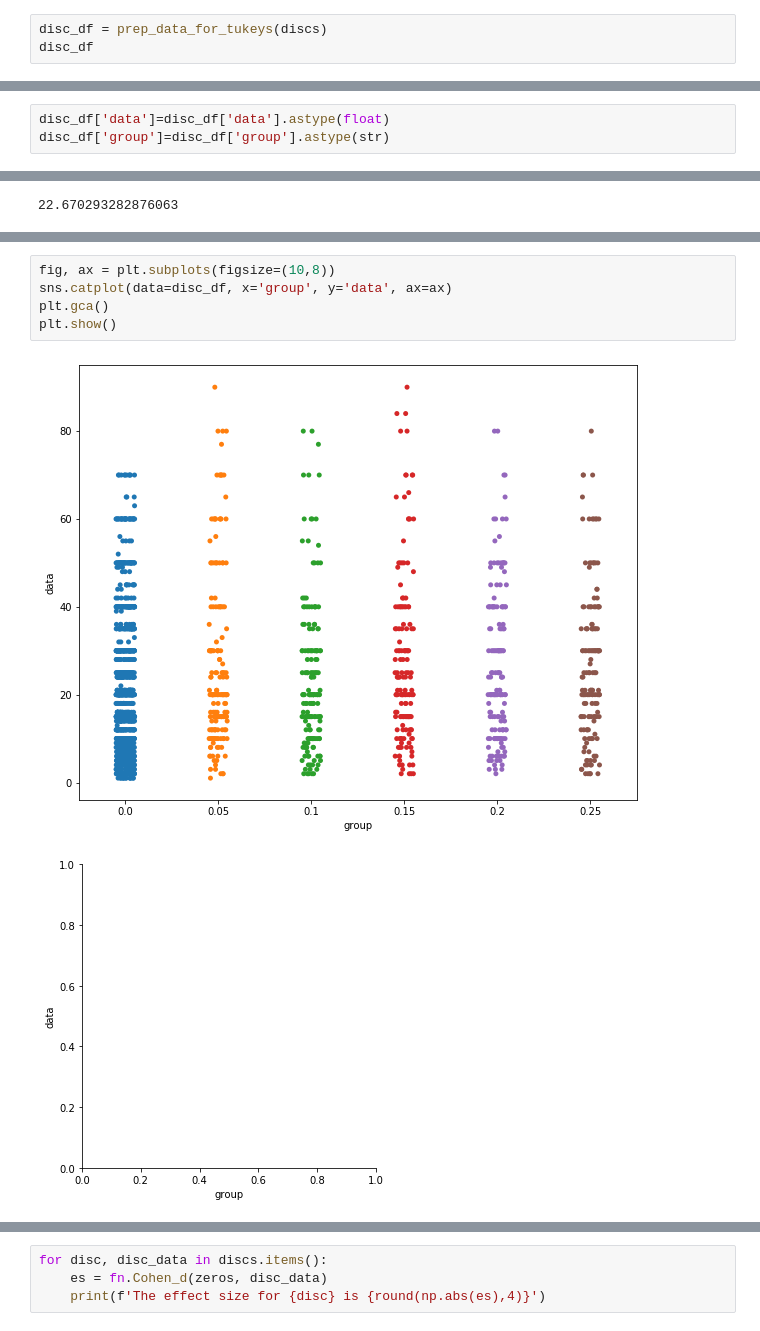
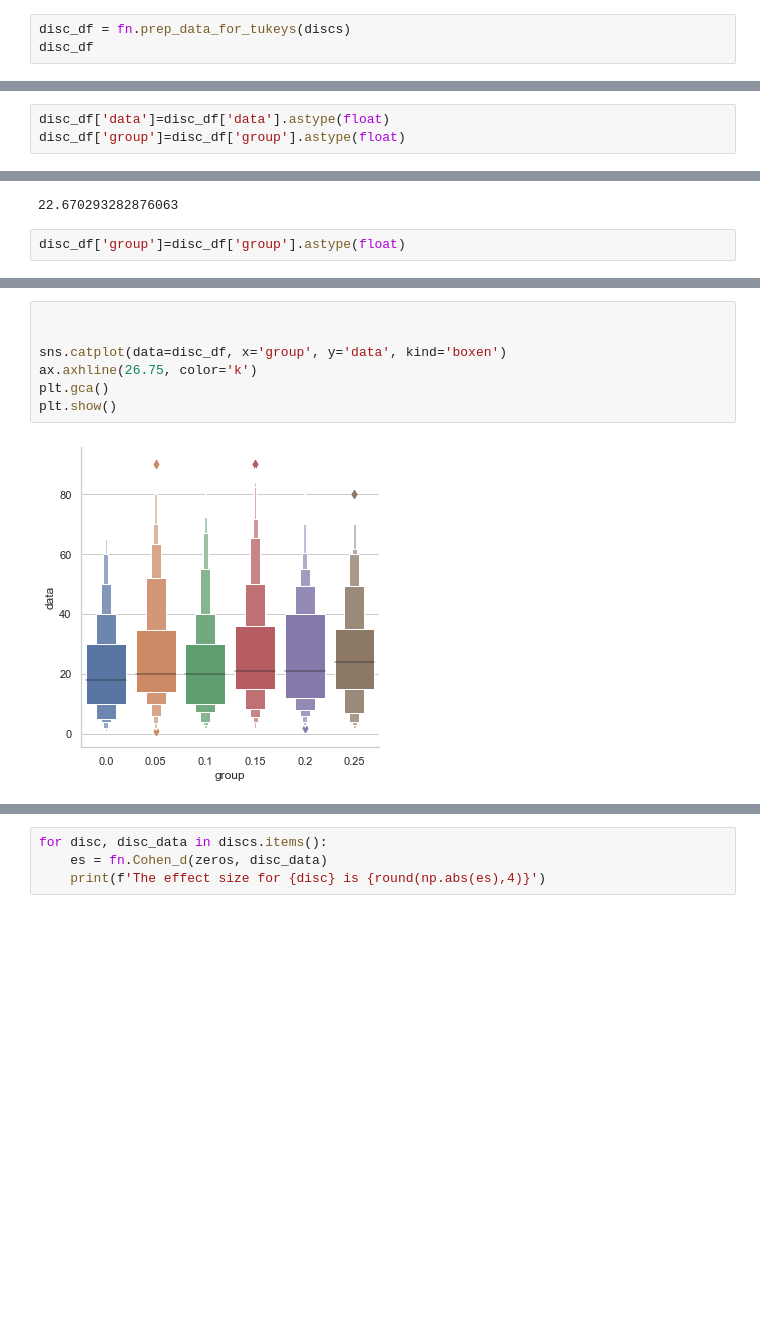
Before and after one commit to andiosika/hypothesis_testing_workflow_python, a Jupyter notebook: student.ipynb, the cells around one changed output, grey strips where cells are left out. Drawn from its saved outputs; the diff is of its cells as text; blank space fills up the shorter version.

```diff
--- a/student.ipynb
+++ b/student.ipynb
@@ -366,7 +398,7 @@ def prep_data_for_tukeys(reps):
         df_tukey['data']=df_tukey['data'].astype(float)
     return df_tukey
 # %%
-disc_df = prep_data_for_tukeys(discs)
+disc_df = fn.prep_data_for_tukeys(discs)
 disc_df
 # %% [output]
 |  | data | group |
@@ -394,7 +426,7 @@ dtypes: float64(1), object(1)
 memory usage: 49.5+ KB
 # %%
 disc_df['data']=disc_df['data'].astype(float)
-disc_df['group']=disc_df['group'].astype(str)
+disc_df['group']=disc_df['group'].astype(float)
 # %%
 disc_df.dtypes
 # %% [output]
@@ -454,3 +500,5 @@ data_mu = disc_df['data'].mean()
 data_mu
 # %% [output]
 22.670293282876063
+# %%
+disc_df['group']=disc_df['group'].astype(float)
@@ -457,11 +512,12 @@ data_mu
 # %%
-fig, ax = plt.subplots(figsize=(10,8))
-sns.catplot(data=disc_df, x='group', y='data', ax=ax)
+
+
+sns.catplot(data=disc_df, x='group', y='data', kind='boxen')
+ax.axhline(26.75, color='k')
 plt.gca()
 plt.show()
 # %% [output]
-[figure, old version]
+[figure, new version]
-[figure, removed]
 # %%
 fig, ax = plt.subplots(figsize=(10,8))
 sns.barplot(data=disc_df, x='group', y='data', ci=68)
```
Also changed, not shown: parts of 44 cells of this notebook, 1 other file.
